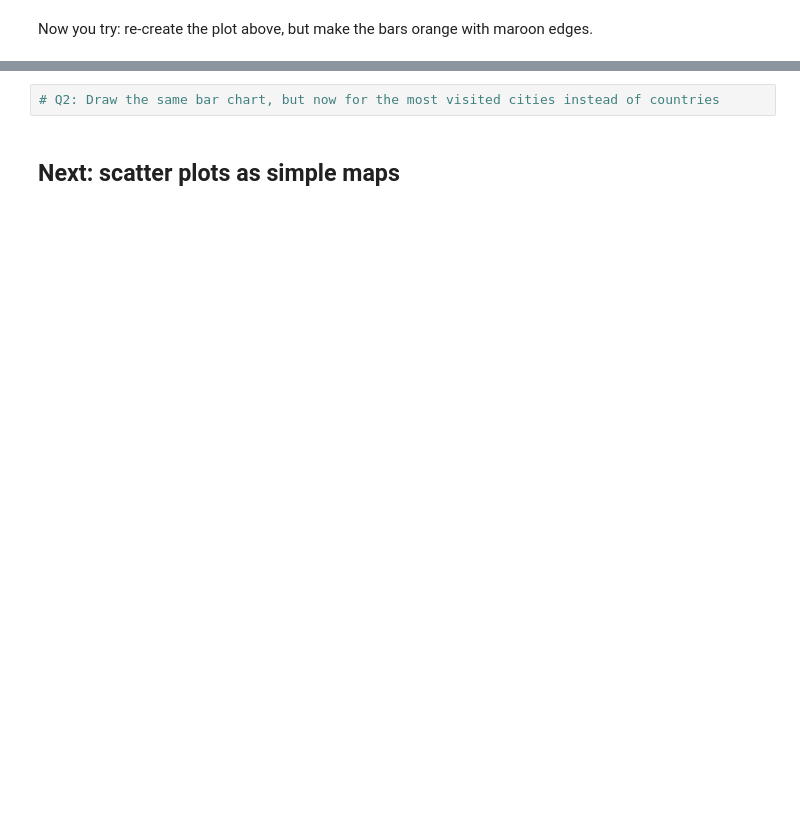
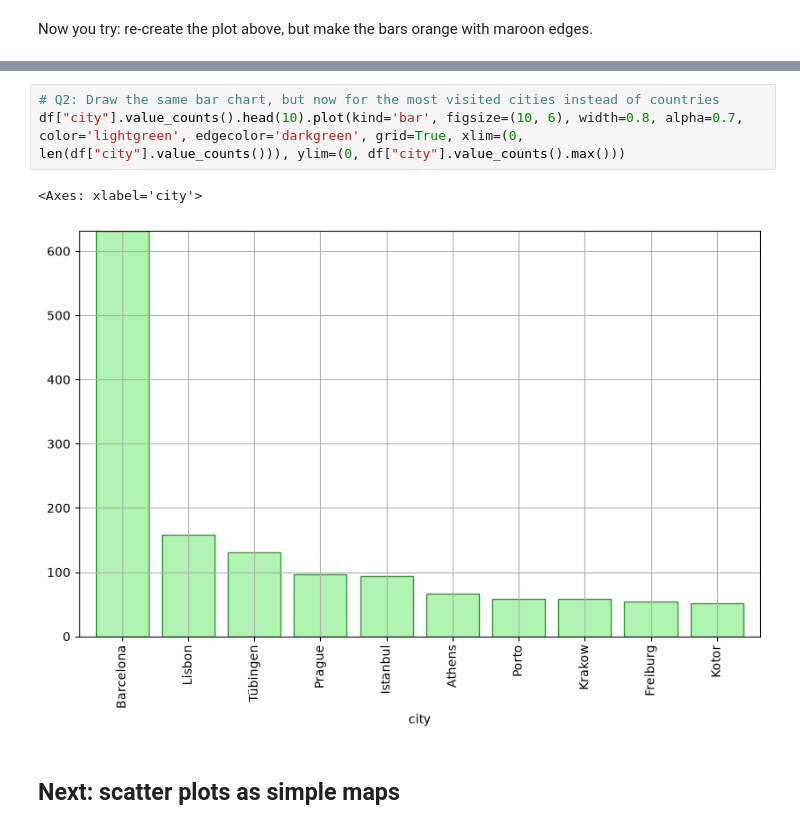
Before and after one commit to qszhao/PTUA2027, a Jupyter notebook: Lab03/Lab03-2_Visualization.ipynb, the cells around one changed output, grey strips where cells are left out. Drawn from its saved outputs; the diff is of its cells as text; blank space fills up the shorter version.

```diff
--- a/Lab03/Lab03-2_Visualization.ipynb
+++ b/Lab03/Lab03-2_Visualization.ipynb
@@ -53,5 +62,9 @@ Now you try: re-create the plot above, but make the bars orange with maroon edge
 # %%
 # Q2: Draw the same bar chart, but now for the most visited cities instead of countries
+df["city"].value_counts().head(10).plot(kind='bar', figsize=(10, 6), width=0.8, alpha=0.7, color='lightgreen', edgecolor='darkgreen', grid=True, xlim=(0, len(df["city"].value_counts())), ylim=(0, df["city"].value_counts().max()))
+# %% [output]
+<Axes: xlabel='city'>
+[figure, added]
 # %% [markdown]
 ## Next: scatter plots as simple maps
 # %%
```
Also changed, not shown: parts of 9 cells of this notebook.
